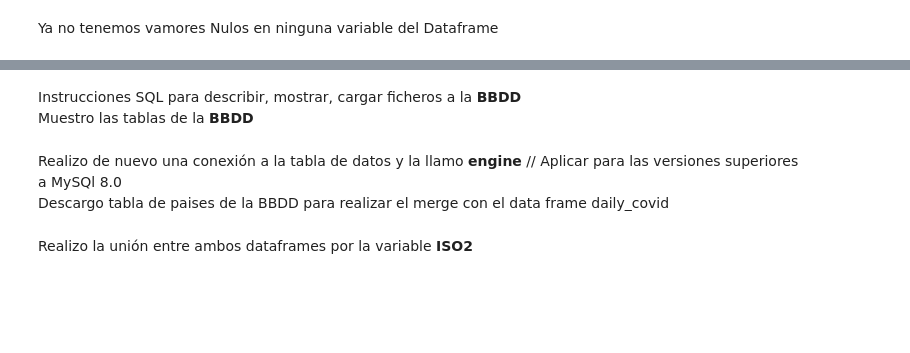
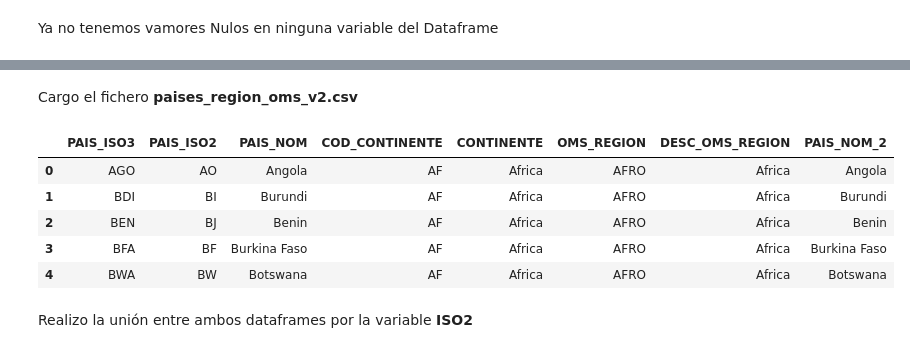
Before and after one commit to patriciaapenat/TFM, a Jupyter notebook: Notebooks/Data_Frame_covid_daily_oms.ipynb, the cells around one changed output, grey strips where cells are left out. Drawn from its saved outputs; the diff is of its cells as text; code cells hidden in the pictures; blank space fills up the shorter version.

```diff
--- a/Notebooks/Data_Frame_covid_daily_oms.ipynb
+++ b/Notebooks/Data_Frame_covid_daily_oms.ipynb
@@ -130,3 +177,0 @@ df_covid_daily.isnull().sum()
-# %% [markdown]
-Instrucciones SQL para describir, mostrar, cargar ficheros a la **BBDD**<br>
-Muestro las tablas de la **BBDD**
@@ -135,3 +177,0 @@ Muestro las tablas de la **BBDD**
-# %% [markdown]
-Realizo de nuevo una conexión a la tabla de datos y la llamo **engine** // Aplicar para las versiones superiores a MySQl 8.0<br>
-Descargo tabla de paises de la BBDD para realizar el merge con el data frame daily_covid
@@ -148,3 +178,15 @@ df_paises.head()
+# %% [markdown]
+Cargo el fichero **paises_region_oms_v2.csv**
+# %%
+df_paises = pd.read_csv('/content/TFM/Ficheros_Depurados/paises_region_oms_v2.csv')
+df_paises.head()
+# %% [output]
+|  | PAIS_ISO3 | PAIS_ISO2 | PAIS_NOM | COD_CONTINENTE | CONTINENTE | OMS_REGION | DESC_OMS_REGION | PAIS_NOM_2 |
+| 0 | AGO | AO | Angola | AF | Africa | AFRO | Africa | Angola |
+| 1 | BDI | BI | Burundi | AF | Africa | AFRO | Africa | Burundi |
+| 2 | BEN | BJ | Benin | AF | Africa | AFRO | Africa | Benin |
+| 3 | BFA | BF | Burkina Faso | AF | Africa | AFRO | Africa | Burkina Faso |
+| 4 | BWA | BW | Botswana | AF | Africa | AFRO | Africa | Botswana |
 # %% [markdown]
 Realizo la unión entre ambos dataframes por la variable **ISO2**
 # %%
```
Also changed, not shown: parts of 50 cells of this notebook.
